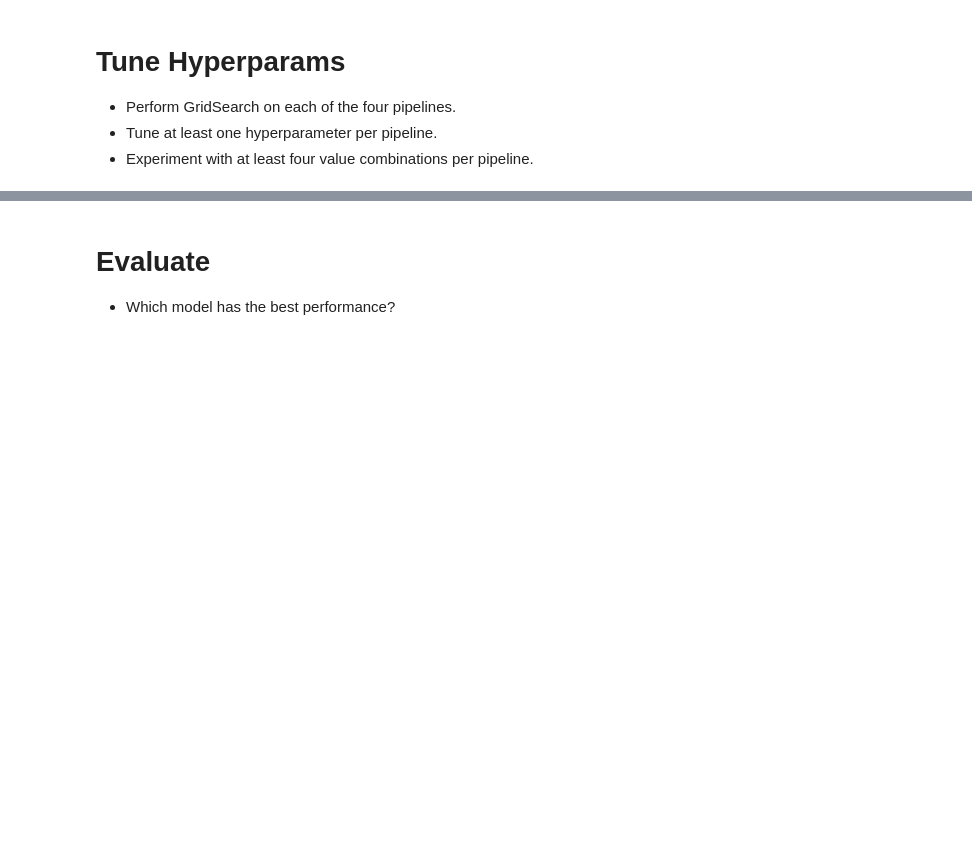
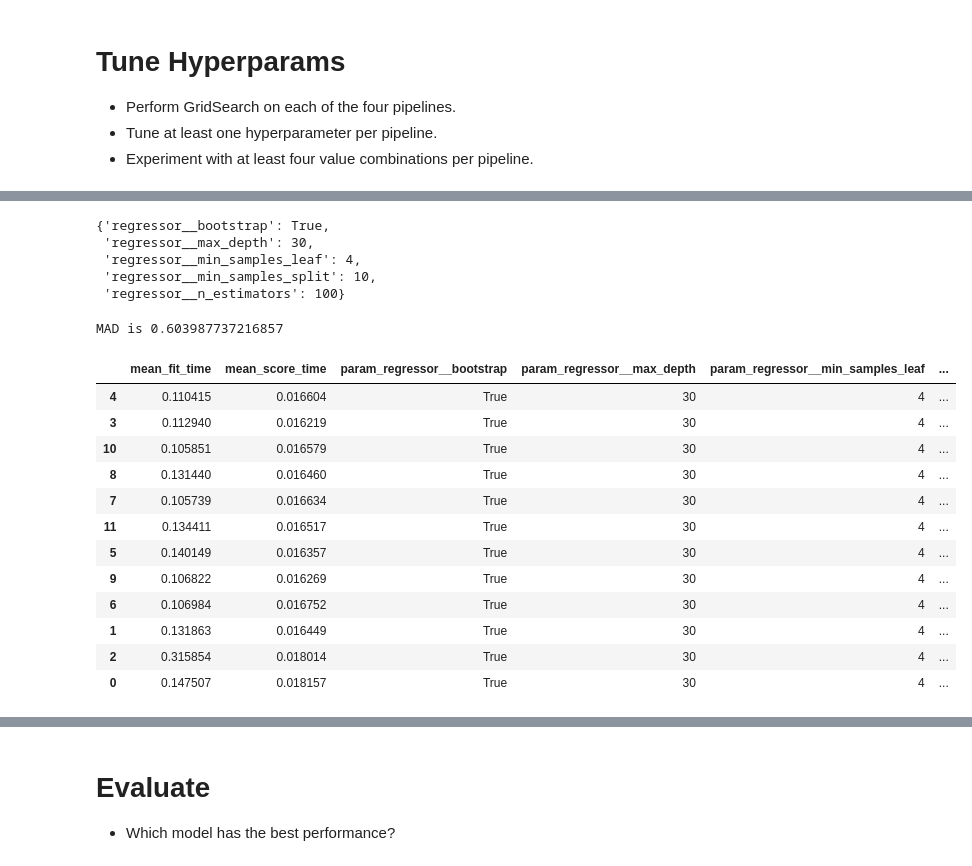
Before and after one commit to renrihui8415/scaling_to_production, a Jupyter notebook: 02_activities/assignments/assignment_3.ipynb, the cells around one changed output, grey strips where cells are left out. Cells and saved outputs as stored; diff of their text form; code cells hidden in the pictures; blank space fills up the shorter version.

```diff
--- a/02_activities/assignments/assignment_3.ipynb
+++ b/02_activities/assignments/assignment_3.ipynb
@@ -268,9 +326,9 @@ Pipeline(steps=[('preprocessing',
 # %%
 # Pipeline B = preproc2 + baseline
-# Define pipeline B: preproc2 + baseline regressor (KNeighborsRegressor)
+# Define pipeline B: preproc2 + baseline regressor (RandomForestRegressor)
 pipeline_B = Pipeline(steps=[
     ('preprocessing', preproc2),
-    ('regressor', KNeighborsRegressor())
+    ('regressor', RandomForestRegressor())
 ])
 pipeline_B
 # %% [output]
@@ -571,0 +475,61 @@ res_D[['mean_fit_time', 'mean_score_time',
+# %%
+grid_search_A.best_params_
+# %% [output]
+{'regressor__bootstrap': True,
+ 'regressor__max_depth': 30,
+ 'regressor__min_samples_leaf': 4,
+ 'regressor__min_samples_split': 10,
+ 'regressor__n_estimators': 100}
+# %%
+# 2. Tune hyperparams for Pipeline_B - Random Forest
+# Adjust/add params according to the last performance
+param_grid_B = {
+        'regressor__bootstrap': [True],  # Whether bootstrap samples are used when building trees
+        'regressor__max_depth': [30],  # Maximum depth of the trees
+        'regressor__min_samples_leaf': [4],  # Minimum number of samples required to be at a leaf node
+        'regressor__min_samples_split': [10],  # Minimum samples required to split an internal node
+        'regressor__n_estimators': [50],  # Number of trees in the forest
+
+        'regressor__criterion': ['absolute_error', 'friedman_mse', 'poisson', 'squared_error'], # The function to measure the quality of a split
+        'regressor__max_features': ['sqrt', 'log2', None], # Number of features to consider when looking for the best split
+        'regressor__n_jobs': [1],  # Number of jobs to run in parallel for both fit and predict
+        'regressor__oob_score': [True],  # Whether to use out-of-bag samples to estimate the R^2 on unseen data
+        'regressor__random_state': [None],  # Controls both the randomness of the bootstrapping of the samples used when building trees
+        'regressor__verbose': [0],  # Controls the verbosity when fitting and predicting
+        'regressor__warm_start': [False],  # Whether to reuse the solution of the previous call to fit and add more estimators to the ensemble
+        'regressor__ccp_alpha': [0.1],  # Complexity parameter used for Minimal Cost-Complexity Pruning
+        'regressor__max_leaf_nodes': [None],  # Maximum number of leaf nodes in the tree
+        'regressor__max_samples': [0.5],  # If bootstrap is True, the number of samples to draw from X to train each base estimator
+        'regressor__min_impurity_decrease': [0.01],  # A node will be split if this split induces a decrease of the impurity greater than or equal to this value
+        'regressor__min_weight_fraction_leaf': [0.01],  # The minimum weighted fraction of the sum total of weights (of all the input samples) required to be at a leaf node
+        'regressor__monotonic_cst': [None],  # Constrain the shape of each feature's response curve
+
+    }
+res, grid_search_B = tune_hyperparams(X_train, y_train, param_grid_B, pipeline_B)
+res_B = res[['mean_fit_time', 'mean_score_time',
+        'param_regressor__bootstrap', 'param_regressor__max_depth',
+        'param_regressor__min_samples_leaf',
+        'param_regressor__min_samples_split', 'param_regressor__n_estimators',
+        'mean_test_neg_mean_squared_error', 'std_test_neg_mean_squared_error',
+        'rank_test_neg_mean_squared_error',
+        'mean_test_neg_mean_absolute_error', 'std_test_neg_mean_absolute_error',
+        'rank_test_neg_mean_absolute_error',
+        'mean_test_explained_variance', 'std_test_explained_variance',
+        'rank_test_explained_variance', 'mean_test_r2',
+        'std_test_r2', 'rank_test_r2']].sort_values('rank_test_neg_mean_squared_error')
+res_B
+# %% [output]
+MAD is 0.603987737216857
+|  | mean_fit_time | mean_score_time | param_regressor__bootstrap | param_regressor__max_depth | param_regressor__min_samples_leaf | ... |
+| 4 | 0.110415 | 0.016604 | True | 30 | 4 | ... |
+| 3 | 0.112940 | 0.016219 | True | 30 | 4 | ... |
+| 10 | 0.105851 | 0.016579 | True | 30 | 4 | ... |
+| 8 | 0.131440 | 0.016460 | True | 30 | 4 | ... |
+| 7 | 0.105739 | 0.016634 | True | 30 | 4 | ... |
+| 11 | 0.134411 | 0.016517 | True | 30 | 4 | ... |
+| 5 | 0.140149 | 0.016357 | True | 30 | 4 | ... |
+| 9 | 0.106822 | 0.016269 | True | 30 | 4 | ... |
+| 6 | 0.106984 | 0.016752 | True | 30 | 4 | ... |
+| 1 | 0.131863 | 0.016449 | True | 30 | 4 | ... |
+| 2 | 0.315854 | 0.018014 | True | 30 | 4 | ... |
+| 0 | 0.147507 | 0.018157 | True | 30 | 4 | ... |
```
Also changed, not shown: parts of 27 cells of this notebook.
